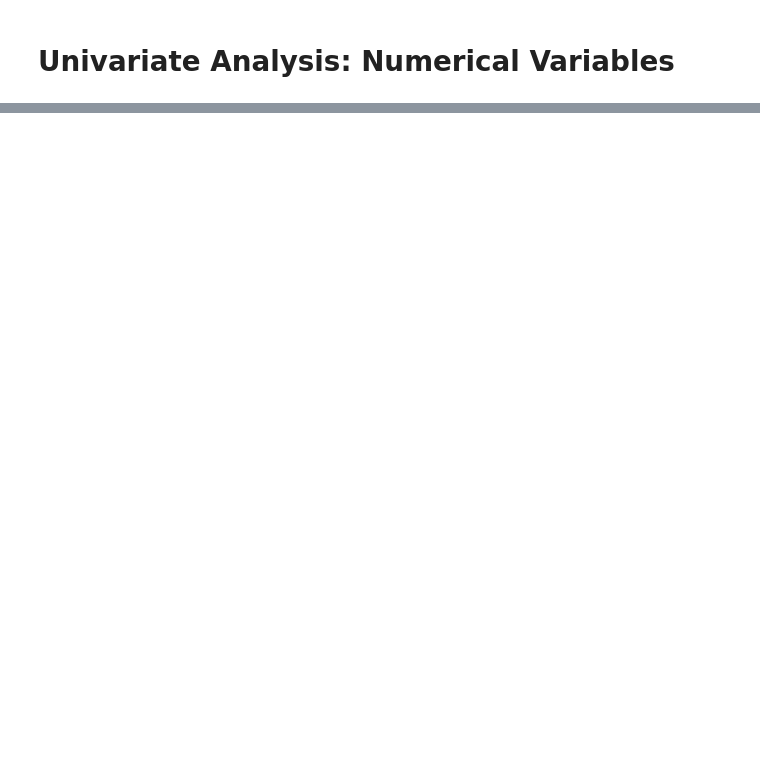
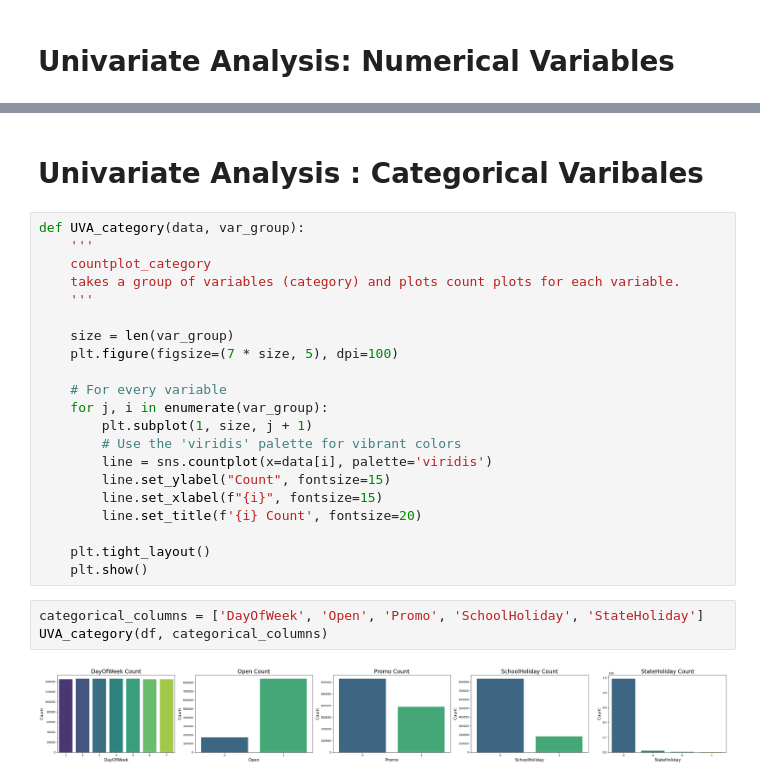
Before and after one commit to namozhdehi/KSR, a Jupyter notebook: Store_sales_EDA_Clustering.ipynb, the cells around one changed output, grey strips where cells are left out. Cells and saved outputs as stored; diff of their text form; blank space fills up the shorter version.

```diff
--- a/Store_sales_EDA_Clustering.ipynb
+++ b/Store_sales_EDA_Clustering.ipynb
@@ -248,0 +306,28 @@ UVA_numeric(df,store_col)
+# %% [markdown]
+# **Univariate Analysis : Categorical Varibales**
+# %%
+def UVA_category(data, var_group):
+    '''
+    countplot_category
+    takes a group of variables (category) and plots count plots for each variable.
+    '''
+
+    size = len(var_group)
+    plt.figure(figsize=(7 * size, 5), dpi=100)
+
+    # For every variable
+    for j, i in enumerate(var_group):
+        plt.subplot(1, size, j + 1)
+        # Use the 'viridis' palette for vibrant colors
+        line = sns.countplot(x=data[i], palette='viridis')
+        line.set_ylabel("Count", fontsize=15)
+        line.set_xlabel(f"{i}", fontsize=15)
+        line.set_title(f'{i} Count', fontsize=20)
+
+    plt.tight_layout()
+    plt.show()
+# %%
+categorical_columns = ['DayOfWeek', 'Open', 'Promo', 'SchoolHoliday', 'StateHoliday']
+UVA_category(df, categorical_columns)
+# %% [output]
+[figure, added]
```
Also changed, not shown: parts of 52 cells of this notebook.
